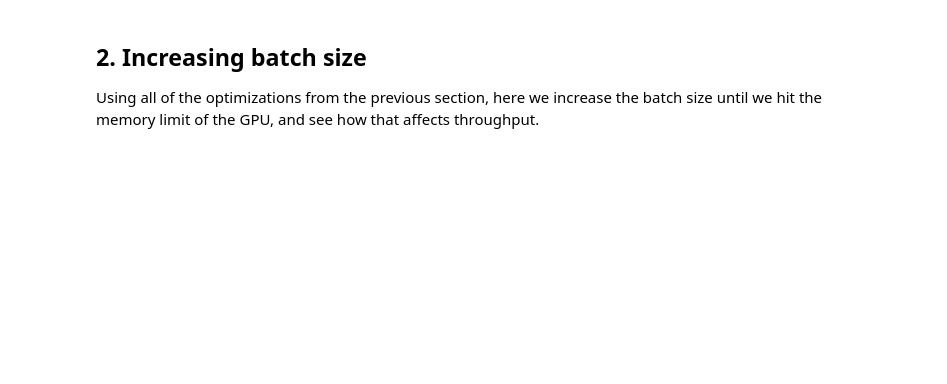
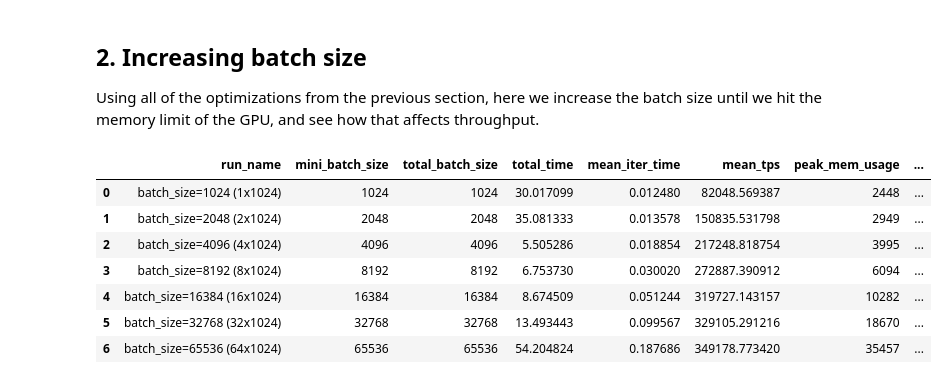
Before and after one commit to Jjschwartz/gollem, a Jupyter notebook: experiments/gpt2/5_gpt2_software_optimizations.ipynb, the cells around one changed output. Saved outputs shown, nothing was run; the diff lists cells and outputs as text; code cells hidden in the pictures; blank space fills up the shorter version.

```diff
--- a/experiments/gpt2/5_gpt2_software_optimizations.ipynb
+++ b/experiments/gpt2/5_gpt2_software_optimizations.ipynb
@@ -103,3 +100,32 @@ plt.show()
 ## 2. Increasing batch size
 
 Using all of the optimizations from the previous section, here we increase the batch size until we hit the memory limit of the GPU, and see how that affects throughput.
+# %%
+batch_results_path = (
+    get_base_dir_path() / "experiments" / "gpt2" / "5_batch_results.csv"
+)
+
+batch_df = pd.read_csv(batch_results_path)
+
+batch_df["speedup"] = (
+    batch_df["mean_tps"]
+    / non_batch_df.loc[non_batch_df["run_name"] == "0_baseline", "mean_tps"].values[0]
+)
+batch_df["mfu"] = batch_df["mean_tps"].apply(compute_mfu)
+batch_df["mem_usage"] = (
+    batch_df["peak_mem_usage"]
+    / non_batch_df.loc[
+        non_batch_df["run_name"] == "0_baseline", "peak_mem_usage"
+    ].values[0]
+)
+
+batch_df
+# %% [output]
+|  | run_name | mini_batch_size | total_batch_size | total_time | mean_iter_time | mean_tps | peak_mem_usage | ... |
+| 0 | batch_size=1024 (1x1024) | 1024 | 1024 | 30.017099 | 0.012480 | 82048.569387 | 2448 | ... |
+| 1 | batch_size=2048 (2x1024) | 2048 | 2048 | 35.081333 | 0.013578 | 150835.531798 | 2949 | ... |
+| 2 | batch_size=4096 (4x1024) | 4096 | 4096 | 5.505286 | 0.018854 | 217248.818754 | 3995 | ... |
+| 3 | batch_size=8192 (8x1024) | 8192 | 8192 | 6.753730 | 0.030020 | 272887.390912 | 6094 | ... |
+| 4 | batch_size=16384 (16x1024) | 16384 | 16384 | 8.674509 | 0.051244 | 319727.143157 | 10282 | ... |
+| 5 | batch_size=32768 (32x1024) | 32768 | 32768 | 13.493443 | 0.099567 | 329105.291216 | 18670 | ... |
+| 6 | batch_size=65536 (64x1024) | 65536 | 65536 | 54.204824 | 0.187686 | 349178.773420 | 35457 | ... |
```
Also changed, not shown: parts of 3 cells of this notebook, 2 other files.
